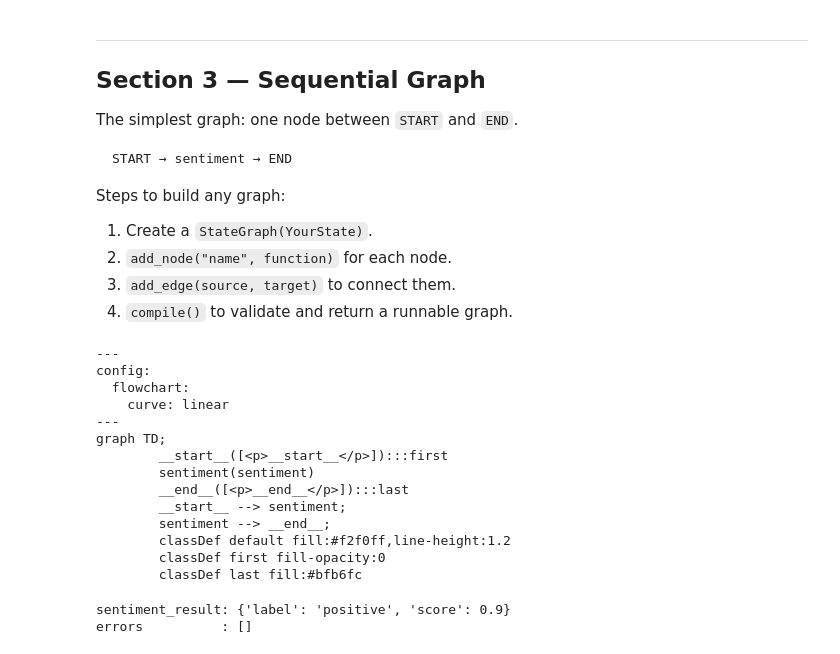
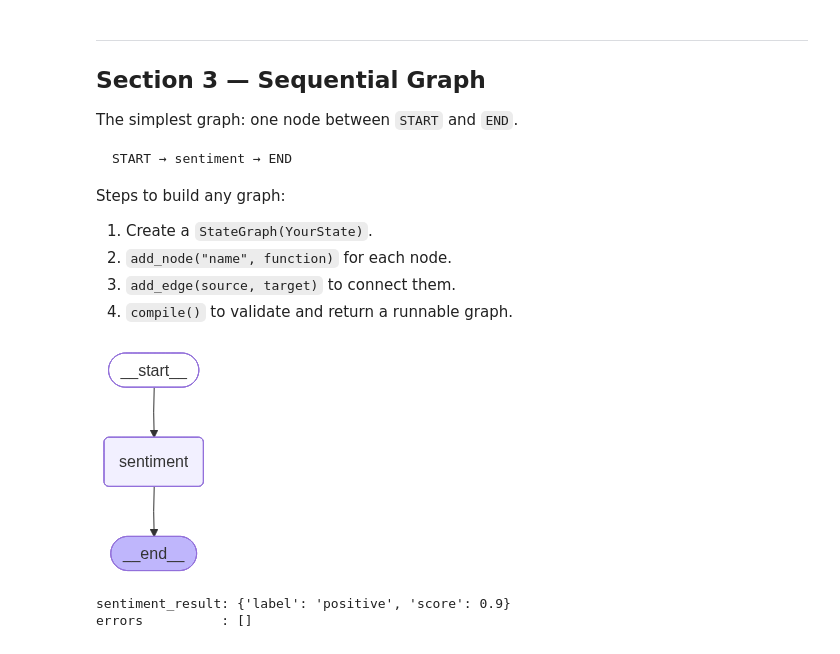
Before and after one commit to ntomuro/CSC380, a Jupyter notebook: FinalProject_security/starter/langgraph_scaffold_colab.ipynb, the cells around one changed output. Saved outputs shown, nothing was run; the diff lists cells and outputs as text; code cells hidden in the pictures.

```diff
--- a/FinalProject_security/starter/langgraph_scaffold_colab.ipynb
+++ b/FinalProject_security/starter/langgraph_scaffold_colab.ipynb
@@ -156,33 +157,21 @@ Steps to build any graph:
 # %%
 builder = StateGraph(ReviewState)
 
 # Step 2: register nodes
 builder.add_node("sentiment", sentiment_node)
 
 # Step 3: wire edges
 builder.add_edge(START, "sentiment")
 builder.add_edge("sentiment", END)
 
 # Step 4: compile
 seq_graph = builder.compile()
 
 # ── Mermaid topology diagram ─────────────────────────────────────────────────
-print(seq_graph.get_graph().draw_mermaid())
+mermaid_code = seq_graph.get_graph().draw_mermaid()
+display(Image(seq_graph.get_graph().draw_mermaid_png()))
 # %% [output]
----
-config:
-  flowchart:
-    curve: linear
----
-graph TD;
-        __start__([<p>__start__</p>]):::first
-        sentiment(sentiment)
-        __end__([<p>__end__</p>]):::last
-        __start__ --> sentiment;
-        sentiment --> __end__;
-        classDef default fill:#f2f0ff,line-height:1.2
-        classDef first fill-opacity:0
-        classDef last fill:#bfb6fc
+[figure, added]
 # %%
 # ── Run the graph ────────────────────────────────────────────────────────────
 initial = {
```
Also changed, not shown: parts of 3 cells of this notebook, 1 other file.
